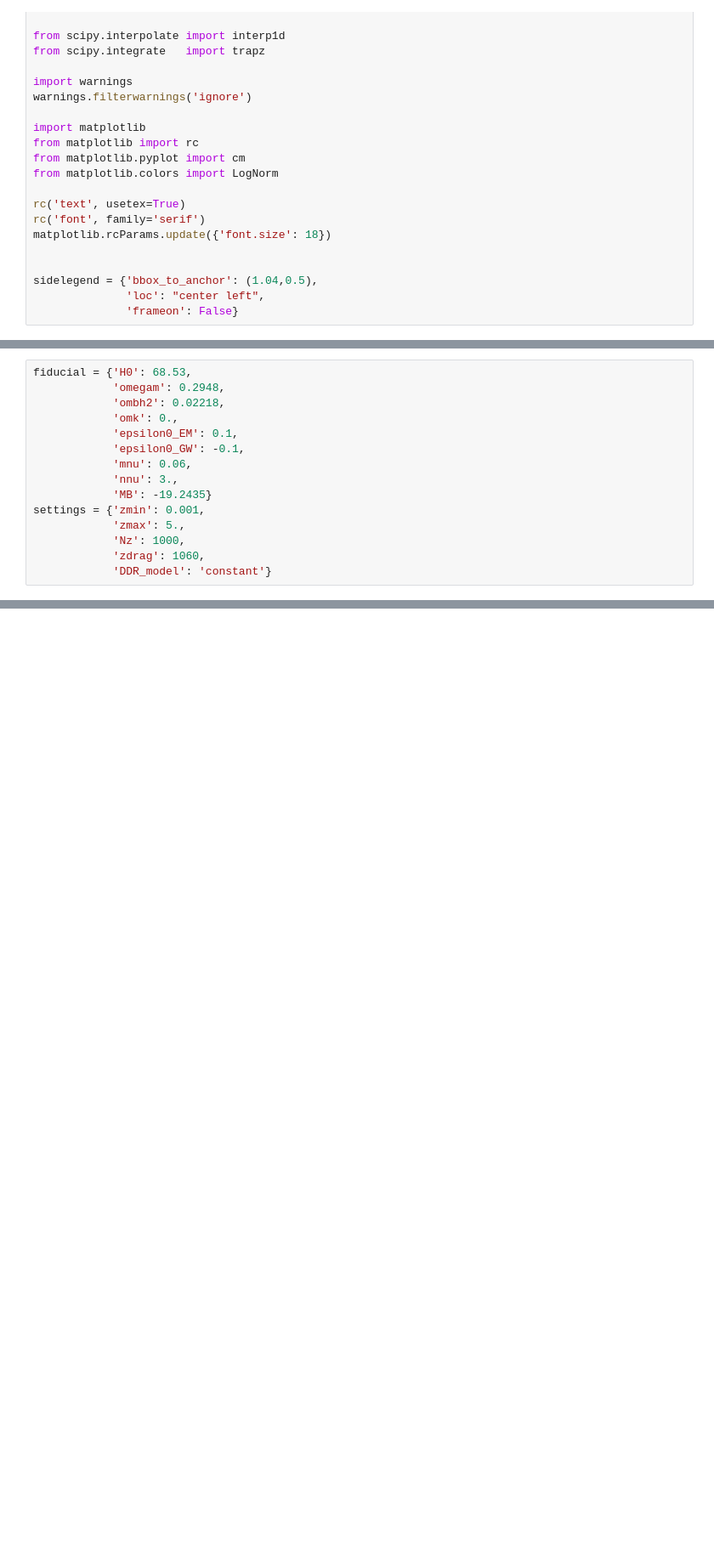
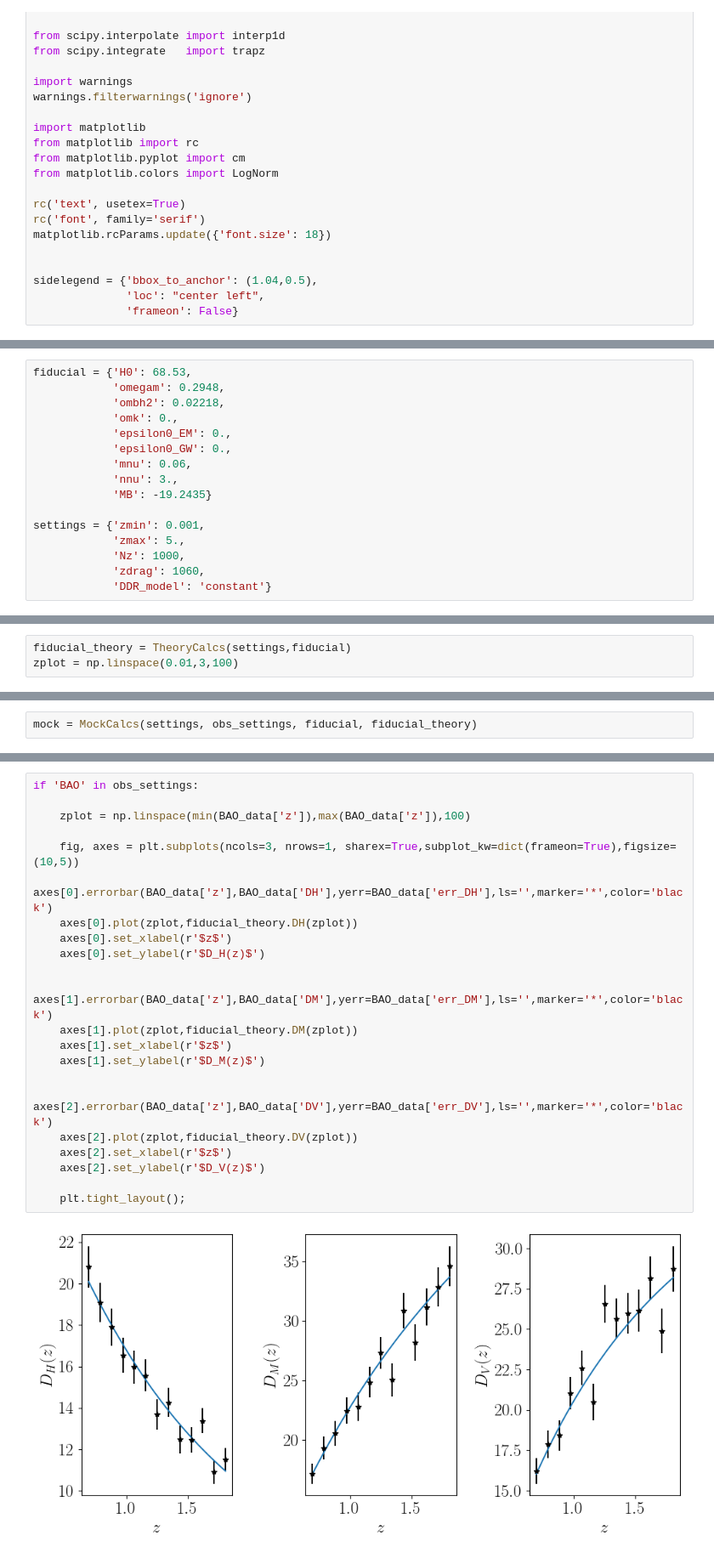
Before and after one commit to chiaradeleo1/CANDI, a Jupyter notebook: mock_maker.ipynb, the cells around one changed output, grey strips where cells are left out. Shown at 85% size. Saved outputs shown, nothing was run; the diff lists cells and outputs as text; blank space fills up the shorter version.

Commit message:
updated mock maker

```diff
--- a/mock_maker.ipynb
+++ b/mock_maker.ipynb
@@ -36,11 +40,12 @@ fiducial = {'H0': 68.53,
             'omegam': 0.2948,
             'ombh2': 0.02218,
             'omk': 0.,
-            'epsilon0_EM': 0.1,
-            'epsilon0_GW': -0.1,
+            'epsilon0_EM': 0.,
+            'epsilon0_GW': 0.,
             'mnu': 0.06,
             'nnu': 3.,
             'MB': -19.2435}
+
 settings = {'zmin': 0.001,
             'zmax': 5.,
             'Nz': 1000,
@@ -211,0 +85,3 @@ if 'SN' in obs_settings and 'GW' in obs_settings:
+# %%
+fiducial_theory = TheoryCalcs(settings,fiducial)
+zplot = np.linspace(0.01,3,100)
@@ -211,0 +90,2 @@ if 'SN' in obs_settings and 'GW' in obs_settings:
+# %%
+mock = MockCalcs(settings, obs_settings, fiducial, fiducial_theory)
@@ -211,0 +101,24 @@ if 'SN' in obs_settings and 'GW' in obs_settings:
+# %%
+if 'BAO' in obs_settings:
+
+    zplot = np.linspace(min(BAO_data['z']),max(BAO_data['z']),100)
+
+    fig, axes = plt.subplots(ncols=3, nrows=1, sharex=True,subplot_kw=dict(frameon=True),figsize=(10,5))
+    axes[0].errorbar(BAO_data['z'],BAO_data['DH'],yerr=BAO_data['err_DH'],ls='',marker='*',color='black')
+    axes[0].plot(zplot,fiducial_theory.DH(zplot))
+    axes[0].set_xlabel(r'$z$')
+    axes[0].set_ylabel(r'$D_H(z)$')
+
+    axes[1].errorbar(BAO_data['z'],BAO_data['DM'],yerr=BAO_data['err_DM'],ls='',marker='*',color='black')
+    axes[1].plot(zplot,fiducial_theory.DM(zplot))
+    axes[1].set_xlabel(r'$z$')
+    axes[1].set_ylabel(r'$D_M(z)$')
+
+    axes[2].errorbar(BAO_data['z'],BAO_data['DV'],yerr=BAO_data['err_DV'],ls='',marker='*',color='black')
+    axes[2].plot(zplot,fiducial_theory.DV(zplot))
+    axes[2].set_xlabel(r'$z$')
+    axes[2].set_ylabel(r'$D_V(z)$')
+
+    plt.tight_layout();
+# %% [output]
+[figure, added]
```
Also changed, not shown: parts of 24 cells of this notebook, 1 other file.
